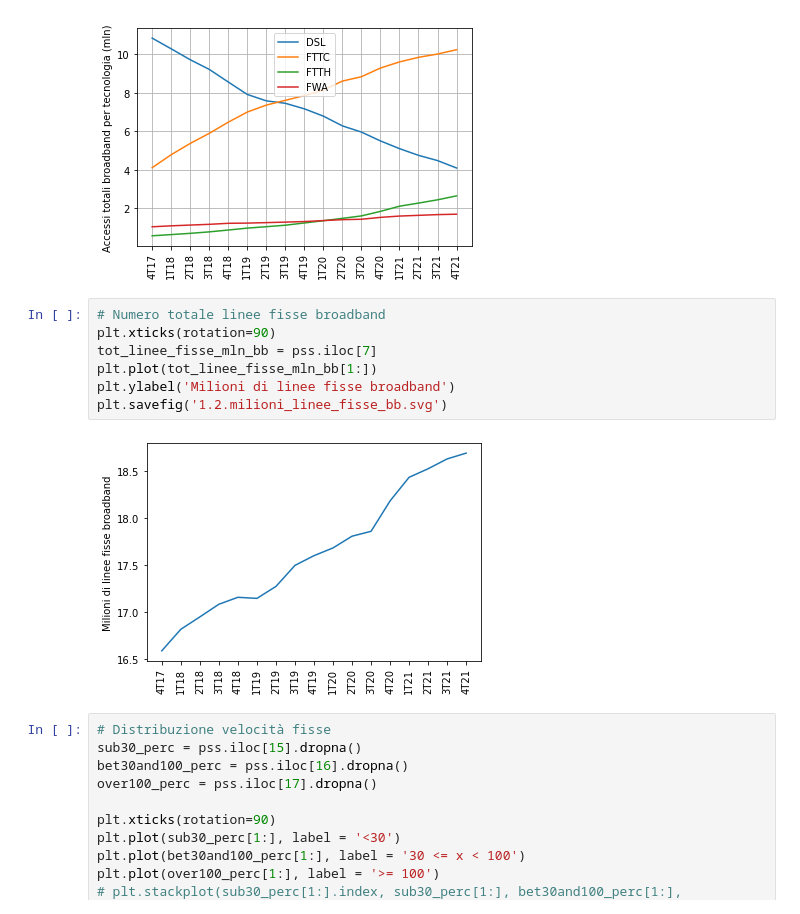
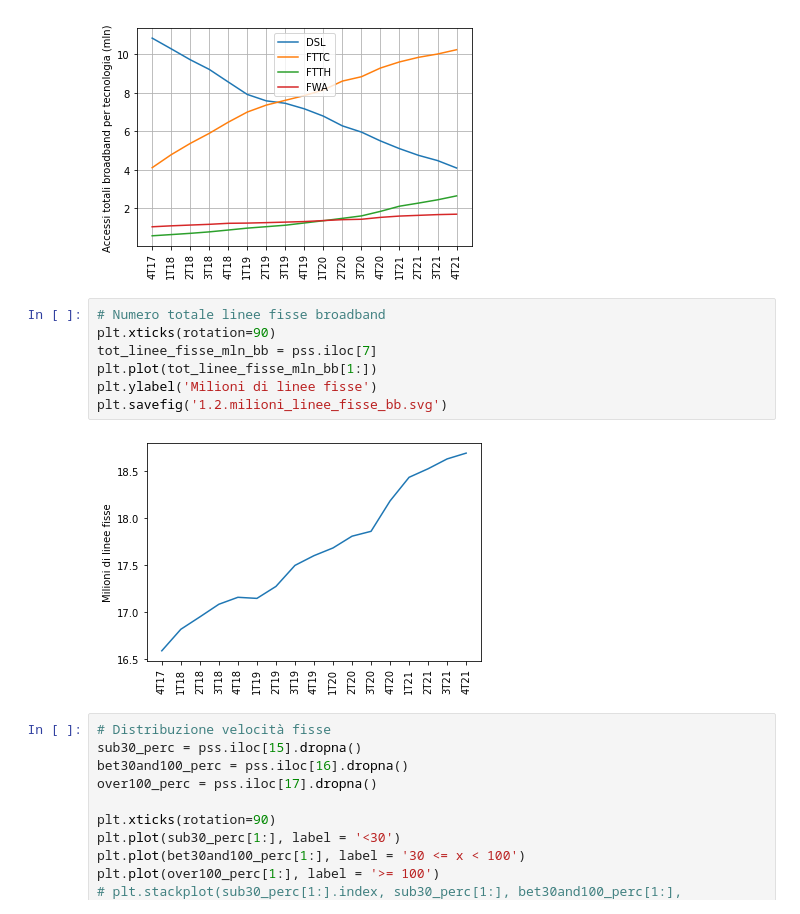
Before and after one commit to alecuccoUnimi/progetto_visualizzazione_scientifica, a Jupyter notebook: codice/AGCOMeOOKLA.ipynb, the cells around one changed output. Drawn from its saved outputs; the diff is of its cells as text.

```diff
--- a/codice/AGCOMeOOKLA.ipynb
+++ b/codice/AGCOMeOOKLA.ipynb
@@ -32,12 +32,12 @@ plt.savefig('1.2.accessi__bb_mln_per_tecnologia.svg')
 # %%
 # Numero totale linee fisse broadband
 plt.xticks(rotation=90)
 tot_linee_fisse_mln_bb = pss.iloc[7]
 plt.plot(tot_linee_fisse_mln_bb[1:])
-plt.ylabel('Milioni di linee fisse broadband')
+plt.ylabel('Milioni di linee fisse')
 plt.savefig('1.2.milioni_linee_fisse_bb.svg')
 # %% [output]
-[figure, old version]
+[figure, new version]
 # %%
 # Distribuzione velocità fisse
 sub30_perc = pss.iloc[15].dropna()
```
Also changed, not shown: 4 other files.
